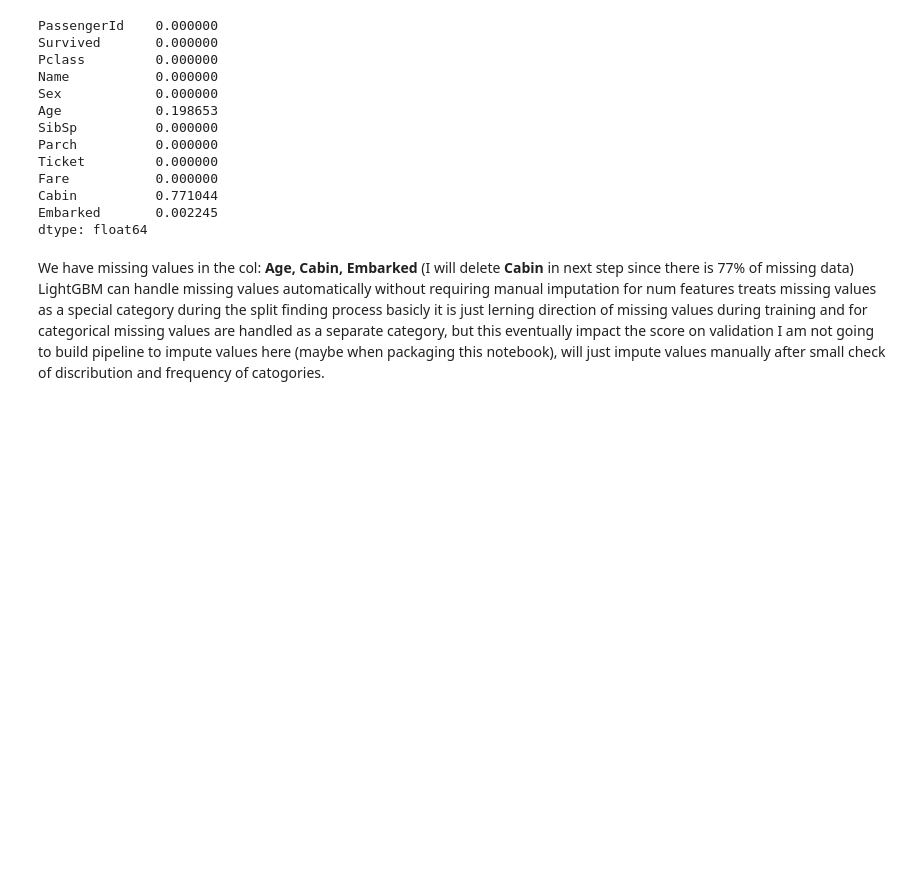
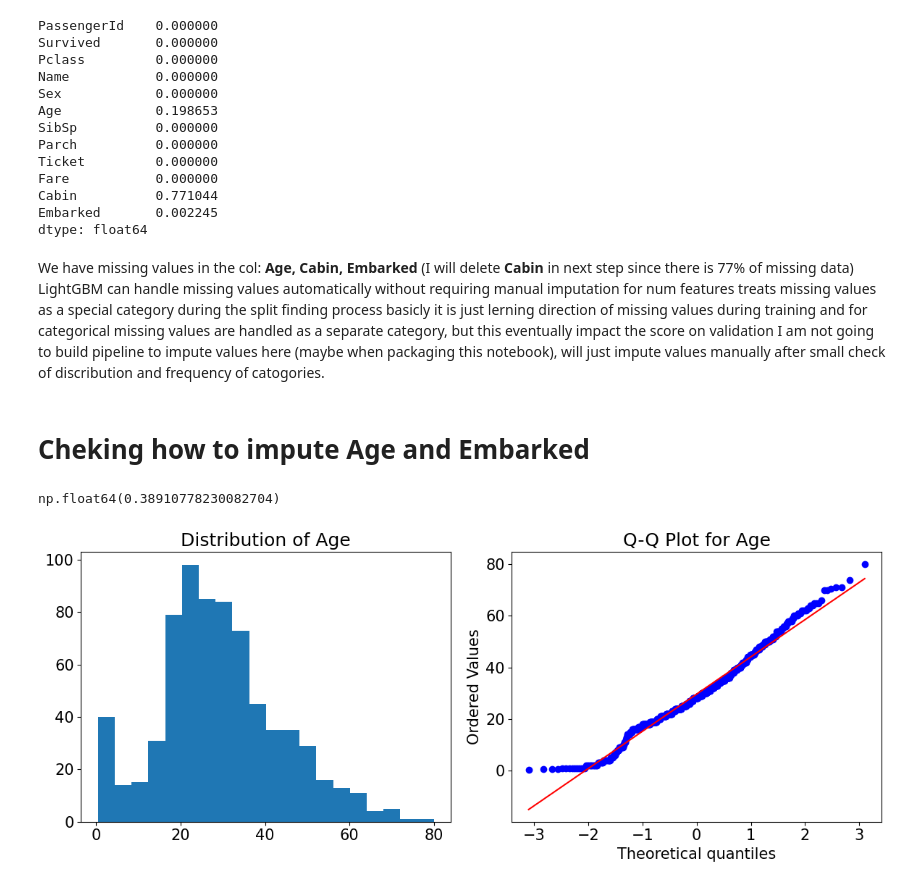
Before and after one commit to AnriiGegliuk/challenge_GA, a Jupyter notebook: notebooks/modeling.ipynb, the cells around one changed output. Drawn from its saved outputs; the diff is of its cells as text; code cells hidden in the pictures; blank space fills up the shorter version.

```diff
--- a/notebooks/modeling.ipynb
+++ b/notebooks/modeling.ipynb
@@ -66,3 +66,22 @@ dtype: float64
 # %% [markdown]
 We have missing values in the col: **Age, Cabin, Embarked** (I will delete **Cabin** in next step since there is 77% of missing data)
 LightGBM can handle missing values automatically without requiring manual imputation for num features treats missing values as a special category during the split finding process basicly it is just lerning direction of missing values during training and for categorical missing values are handled as a separate category, but this eventually impact the score on validation I am not going to build pipeline to impute values here (maybe when packaging this notebook), will just impute values manually after small check of discribution and frequency of catogories.
+# %% [markdown]
+# Cheking how to impute Age and Embarked
+# %%
+train_df['Age'].skew()
+# %% [output]
+np.float64(0.38910778230082704)
+# %%
+fig, axs = plt.subplots(1, 2, figsize=(12, 5))
+
+axs[0].hist(train_df['Age'], bins=20)
+axs[0].set_title('Distribution of Age')
+
+stats.probplot(train_df['Age'].dropna(), dist="norm", plot=axs[1])
+axs[1].set_title('Q-Q Plot for Age')
+
+plt.tight_layout()
+plt.show()
+# %% [output]
+[figure, added]
```
Also changed, not shown: parts of 18 cells of this notebook.
